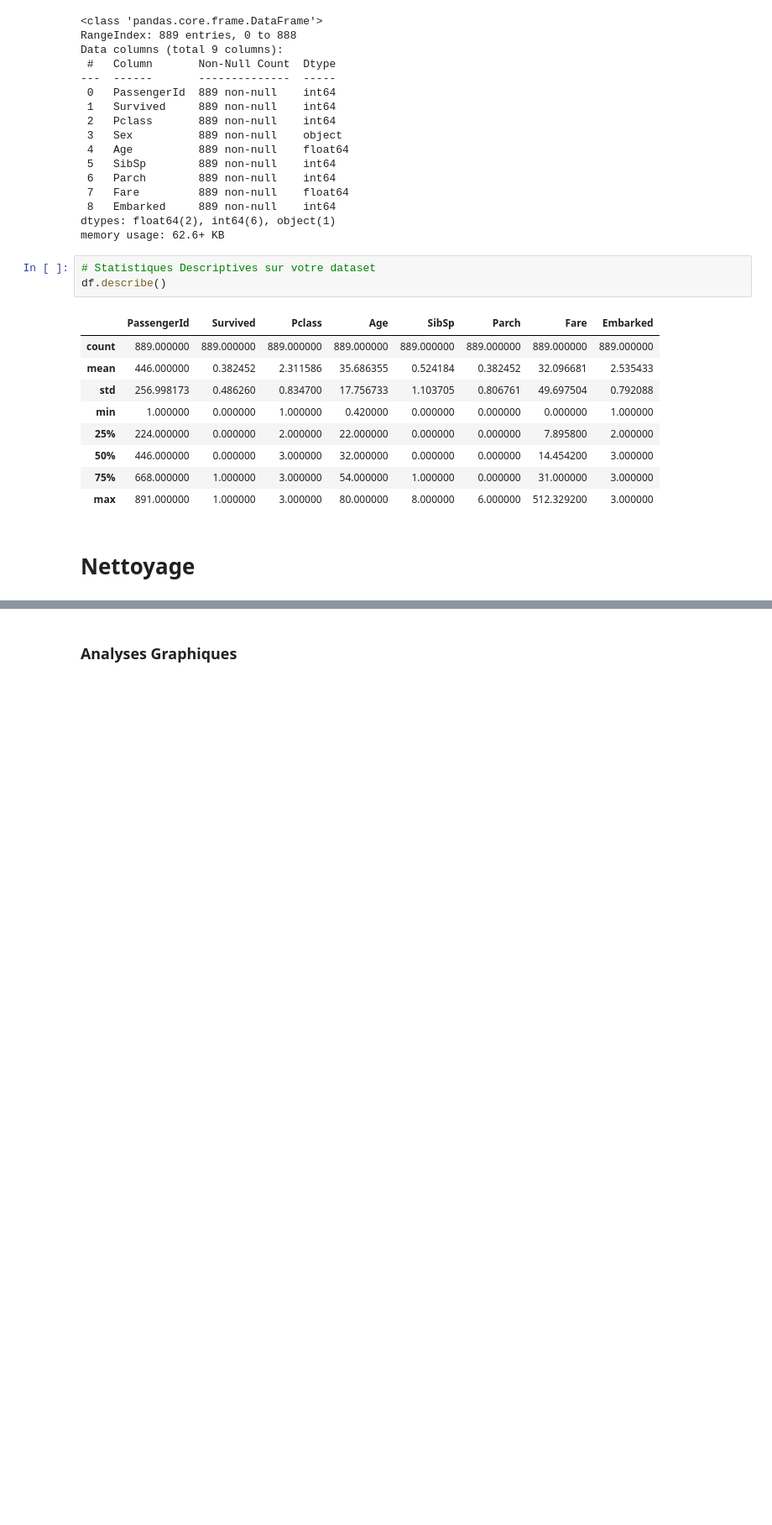
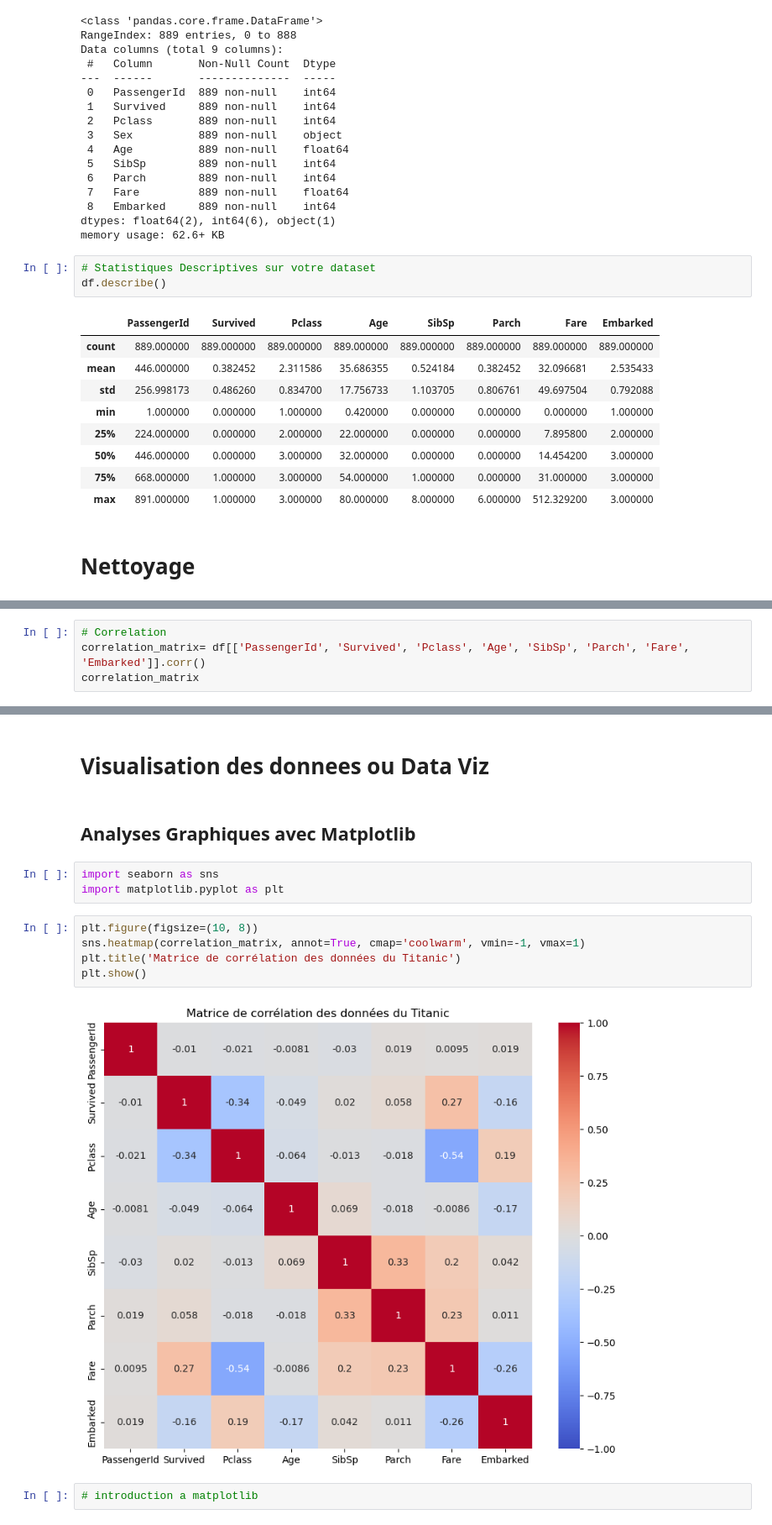
Before and after one commit to Hammilidi/DigiScia-Analyse-Des-Donnees, a Jupyter notebook: Analyse des donnees .ipynb, the cells around one changed output, grey strips where cells are left out. Shown at 84% size. Cells and saved outputs as stored; diff of their text form; blank space fills up the shorter version.

```diff
--- a/Analyse des donnees .ipynb
+++ b/Analyse des donnees .ipynb
@@ -195,0 +327,4 @@ df.describe()
+# %%
+# Correlation
+correlation_matrix= df[['PassengerId', 'Survived', 'Pclass', 'Age', 'SibSp', 'Parch', 'Fare', 'Embarked']].corr()
+correlation_matrix
@@ -196,2 +341,16 @@ df.describe()
+# %% [markdown]
+# Visualisation des donnees ou Data Viz
 # %% [markdown]
-### Analyses Graphiques
+## Analyses Graphiques avec Matplotlib
+# %%
+import seaborn as sns
+import matplotlib.pyplot as plt
+# %%
+plt.figure(figsize=(10, 8))
+sns.heatmap(correlation_matrix, annot=True, cmap='coolwarm', vmin=-1, vmax=1)
+plt.title('Matrice de corrélation des données du Titanic')
+plt.show()
+# %% [output]
+[figure, added]
+# %%
+# introduction a matplotlib
```
Also changed, not shown: parts of 49 cells of this notebook.
